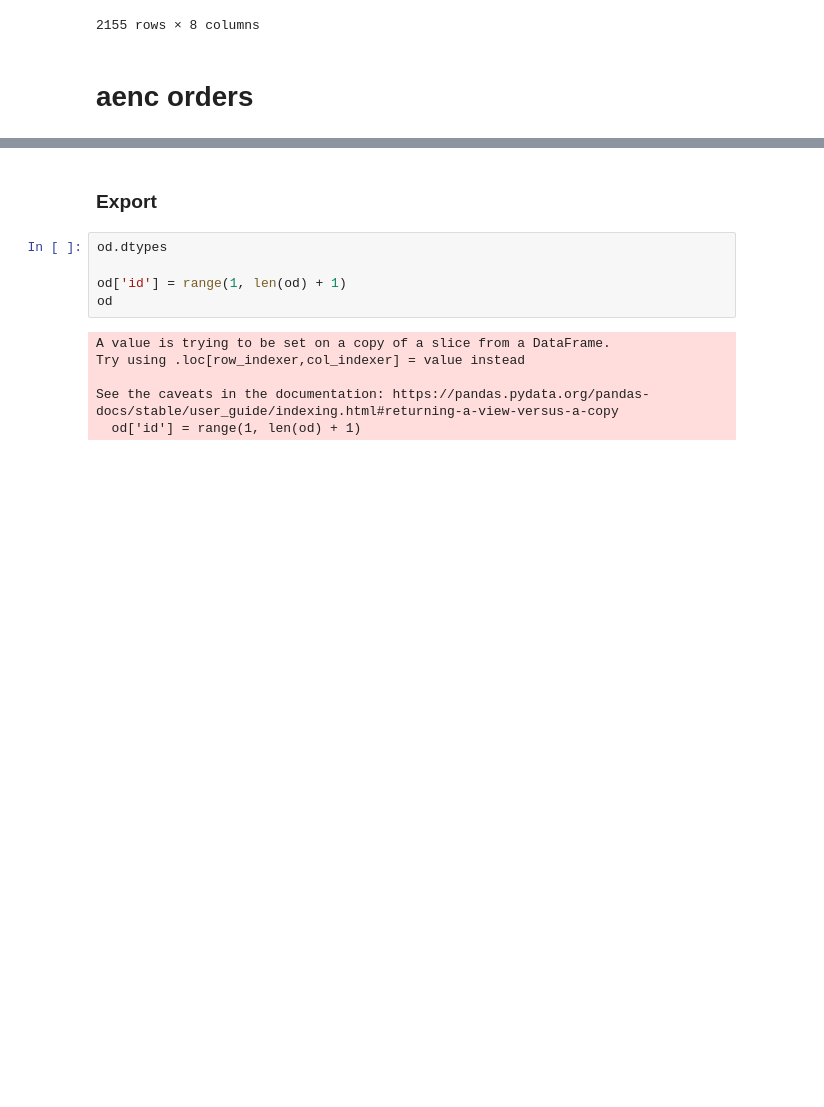
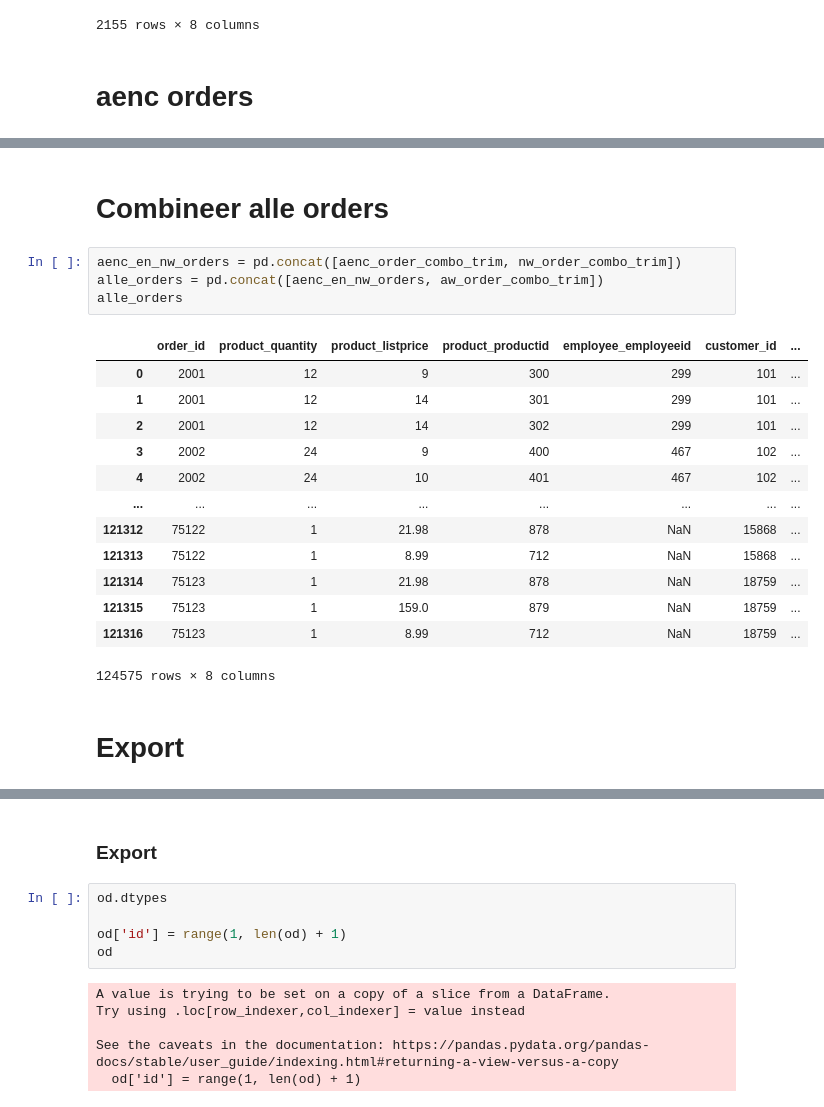
Before and after one commit to JordiPan/United-Outdoors, a Jupyter notebook: python/SelectOrderDetails.ipynb, the cells around one changed output, grey strips where cells are left out. Cells and saved outputs as stored; diff of their text form; blank space fills up the shorter version.

Commit message:
gecombineerd moet alleen nog exporten

```diff
--- a/python/SelectOrderDetails.ipynb
+++ b/python/SelectOrderDetails.ipynb
@@ -128,0 +111,22 @@ Index(['OrderID', 'Quantity', 'ListPrice', 'OrderDate', 'ShippedDate',
+# %% [markdown]
+# Combineer alle orders
+# %%
+aenc_en_nw_orders = pd.concat([aenc_order_combo_trim, nw_order_combo_trim])
+alle_orders = pd.concat([aenc_en_nw_orders, aw_order_combo_trim])
+alle_orders
+# %% [output]
+|  | order_id | product_quantity | product_listprice | product_productid | employee_employeeid | customer_id | ... |
+| 0 | 2001 | 12 | 9 | 300 | 299 | 101 | ... |
+| 1 | 2001 | 12 | 14 | 301 | 299 | 101 | ... |
+| 2 | 2001 | 12 | 14 | 302 | 299 | 101 | ... |
+| 3 | 2002 | 24 | 9 | 400 | 467 | 102 | ... |
+| 4 | 2002 | 24 | 10 | 401 | 467 | 102 | ... |
+| ... | ... | ... | ... | ... | ... | ... | ... |
+| 121312 | 75122 | 1 | 21.98 | 878 | NaN | 15868 | ... |
+| 121313 | 75122 | 1 | 8.99 | 712 | NaN | 15868 | ... |
+| 121314 | 75123 | 1 | 21.98 | 878 | NaN | 18759 | ... |
+| 121315 | 75123 | 1 | 159.0 | 879 | NaN | 18759 | ... |
+| 121316 | 75123 | 1 | 8.99 | 712 | NaN | 18759 | ... |
+124575 rows × 8 columns
+# %% [markdown]
+# Export
```
Also changed, not shown: parts of 14 cells of this notebook, 1 other file.
